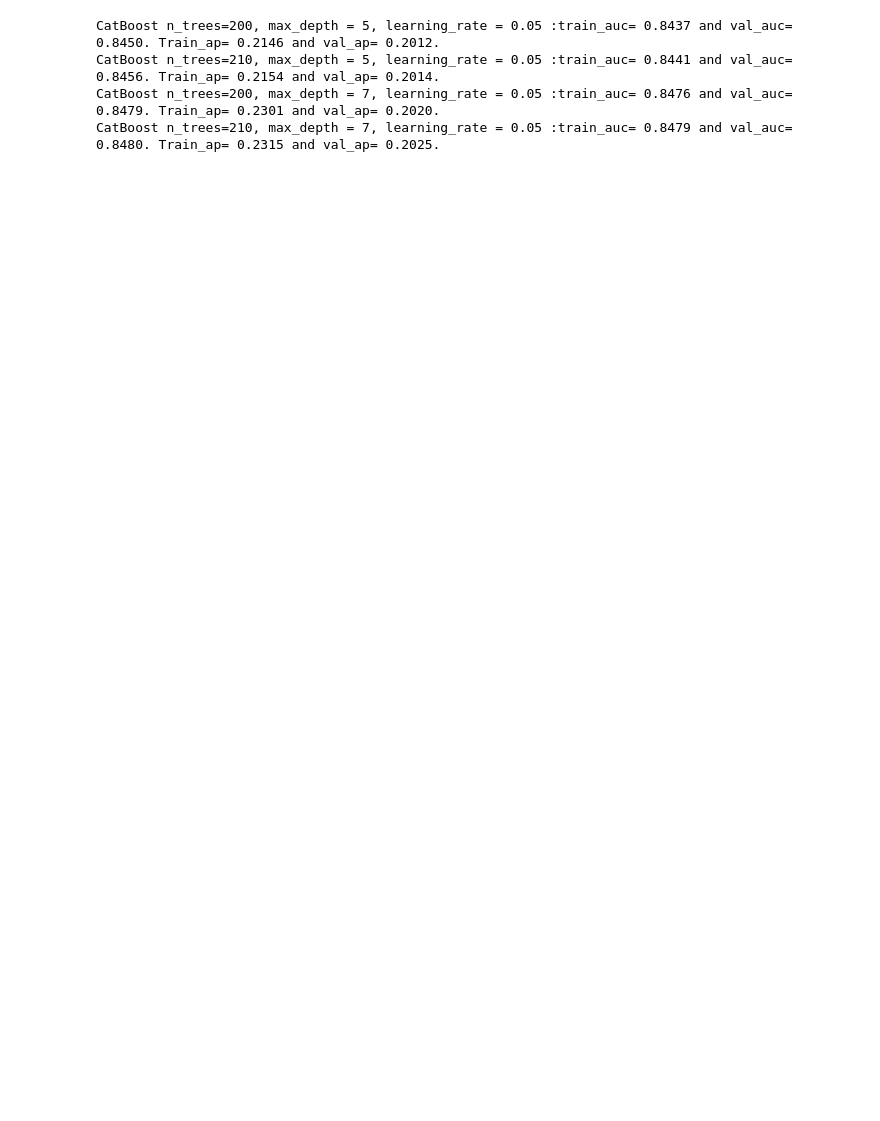
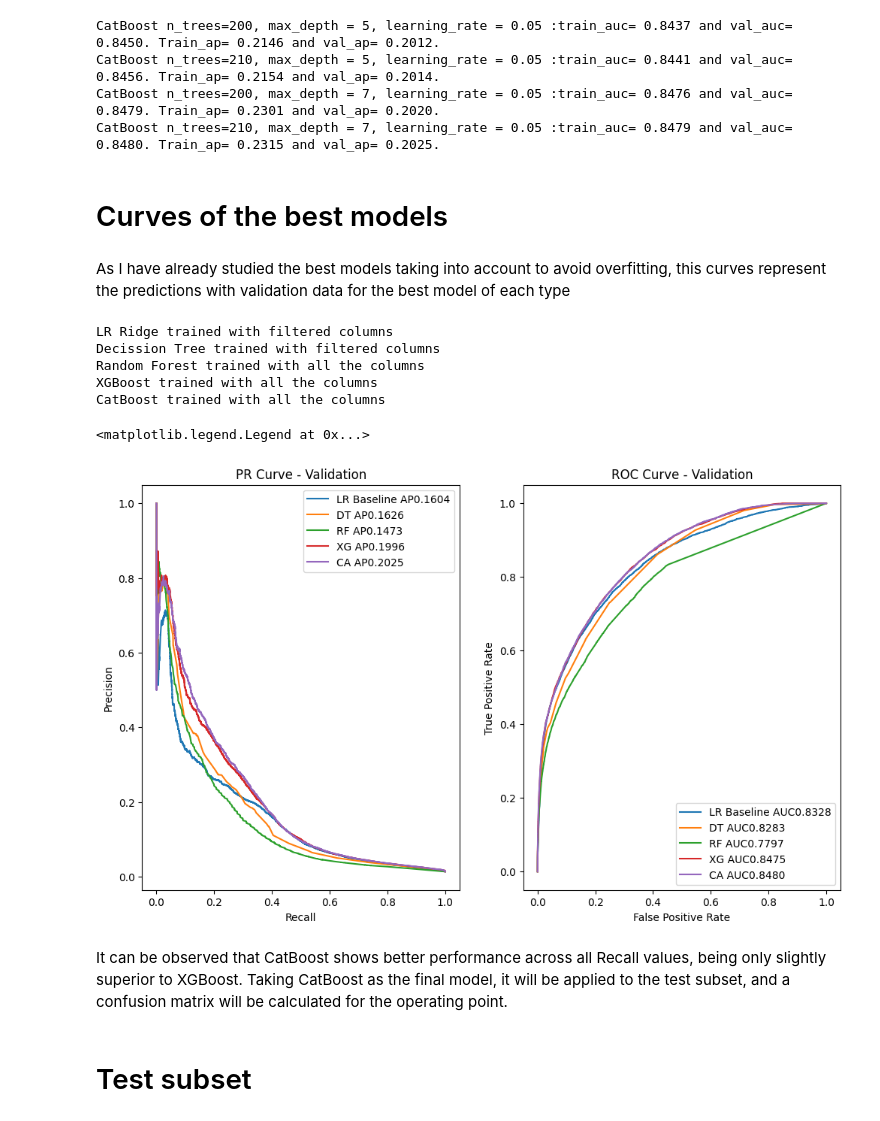
Before and after one commit to raqueel-ff/zrive-ds, a Jupyter notebook: src/module_4/non_linear_modeling.ipynb, the cells around one changed output. Saved outputs shown, nothing was run; the diff lists cells and outputs as text; code cells hidden in the pictures; blank space fills up the shorter version.

```diff
--- a/src/module_4/non_linear_modeling.ipynb
+++ b/src/module_4/non_linear_modeling.ipynb
@@ -761,0 +722,35 @@ plt.show()
+# %% [markdown]
+# Curves of the best models
+# %% [markdown]
+As I have already studied the best models taking into account to avoid overfitting, this curves represent the predictions with validation data for the best model of each type
+# %%
+lr = make_pipeline(StandardScaler(), LogisticRegression(penalty="l2", C=1e-6))
+lr.fit(X_train[lr_filtered_cols], y_train)
+lr_predictions = lr.predict_proba(X_val[lr_filtered_cols])[:, 1]
+print("LR Ridge trained with filtered columns")
+
+dt = DecisionTreeClassifier(max_depth=8)
+dt.fit(X_train[dt_filtered_cols], y_train)
+dt_predictions = dt.predict_proba(X_val[dt_filtered_cols])[:, 1]
+print("Decission Tree trained with filtered columns")
+
+rf = RandomForestClassifier(n_estimators=n_tree)
+rf.fit(X_train[train_cols], y_train)
+rf_predictions = rf.predict_proba(X_val[train_cols])[:, 1]
+print("Random Forest trained with all the columns")
+
+xg = XGBClassifier(max_depth=7, learning_rate=0.05, n_estimators=100)
+xg.fit(X_train[train_cols], y_train)
+xg_predictions = xg.predict_proba(X_val[train_cols])[:, 1]
+print("XGBoost trained with all the columns")
+
+ca = CatBoostClassifier(max_depth=7, learning_rate=0.05, n_estimators=210, verbose=0)
+ca.fit(X_train, y_train, cat_features)
+ca_predictions = ca.predict_proba(X_val)[:, 1]
+print("CatBoost trained with all the columns")
+# %% [output]
+LR Ridge trained with filtered columns
+Decission Tree trained with filtered columns
+Random Forest trained with all the columns
+XGBoost trained with all the columns
+CatBoost trained with all the columns
@@ -761,0 +815,29 @@ plt.show()
+# %%
+fig, ax = plt.subplots(1, 2, figsize=(12, 7))
+# Precision-Recall
+ax[0].plot(lr_recall, lr_precision, label=f"LR Baseline AP{lr_ap:.4f}")
+ax[0].plot(dt_recall, dt_precision, label=f"DT AP{dt_ap:.4f}")
+ax[0].plot(rf_recall, rf_precision, label=f"RF AP{rf_ap:.4f}")
+ax[0].plot(xg_recall, xg_precision, label=f"XG AP{xg_ap:.4f}")
+ax[0].plot(ca_recall, ca_precision, label=f"CA AP{ca_ap:.4f}")
+ax[0].set_title("PR Curve - Validation")
+ax[0].set_xlabel("Recall")
+ax[0].set_ylabel("Precision")
+ax[0].legend()
+
+ax[1].plot(lr_fpr, lr_tpr, label=f"LR Baseline AUC{lr_roc_auc:.4f}")
+ax[1].plot(dt_fpr, dt_tpr, label=f"DT AUC{dt_roc_auc:.4f}")
+ax[1].plot(rf_fpr, rf_tpr, label=f"RF AUC{rf_roc_auc:.4f}")
+ax[1].plot(xg_fpr, xg_tpr, label=f"XG AUC{xg_roc_auc:.4f}")
+ax[1].plot(ca_fpr, ca_tpr, label=f"CA AUC{ca_roc_auc:.4f}")
+ax[1].set_title("ROC Curve - Validation")
+ax[1].set_xlabel("False Positive Rate")
+ax[1].set_ylabel("True Positive Rate")
+ax[1].legend()
+# %% [output]
+<matplotlib.legend.Legend at 0x...>
+[figure, added]
+# %% [markdown]
+It can be observed that CatBoost shows better performance across all Recall values, being only slightly superior to XGBoost. Taking CatBoost as the final model, it will be applied to the test subset, and a confusion matrix will be calculated for the operating point.
+# %% [markdown]
+# Test subset
```
Also changed, not shown: parts of 65 cells of this notebook, 3 other files.
